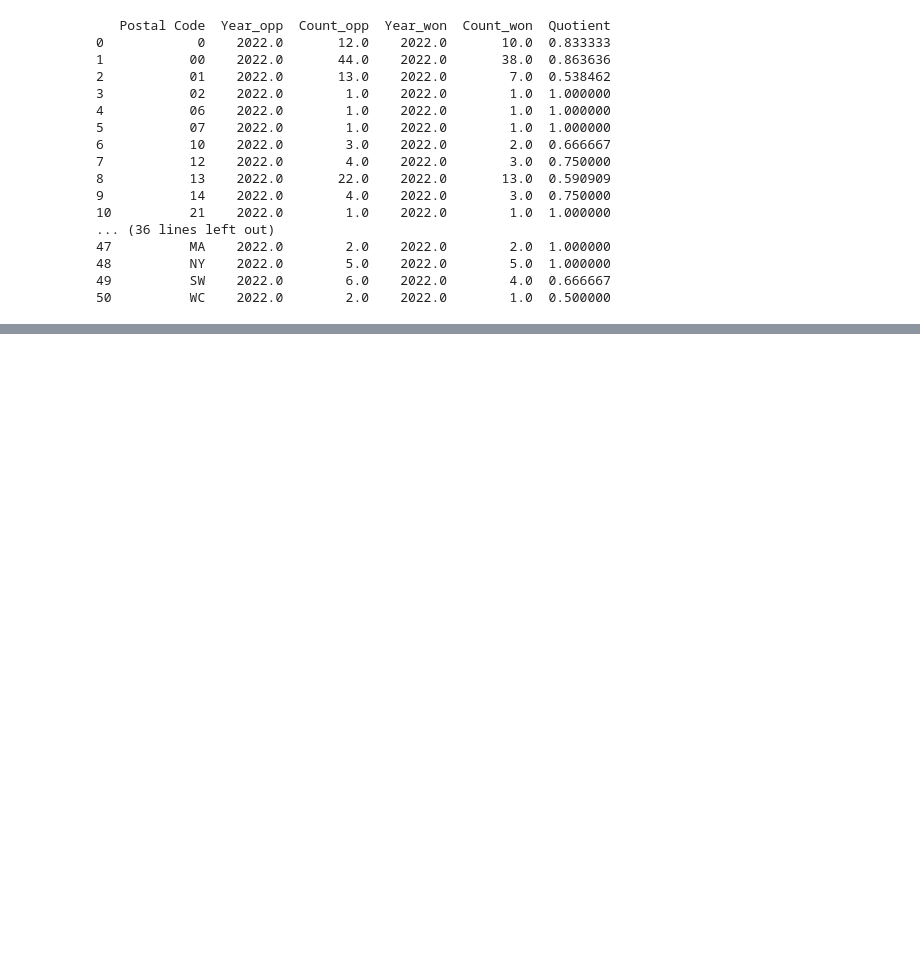
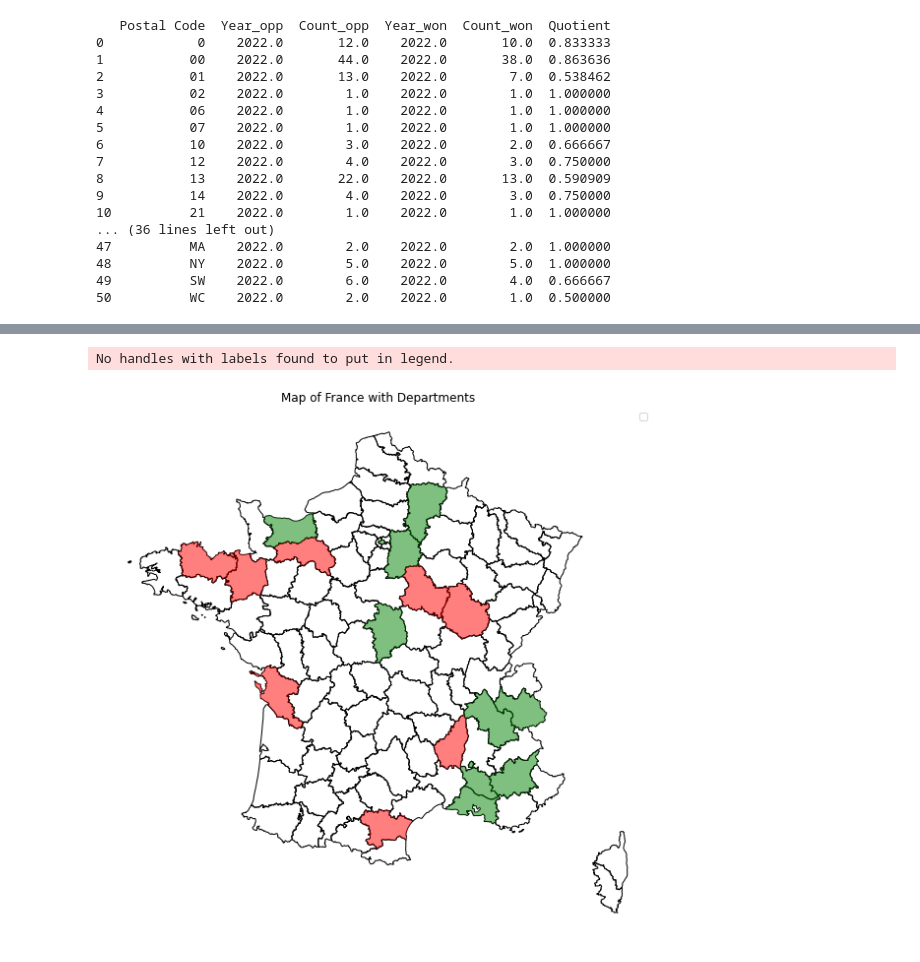
Before and after one commit to dfgparis23/Team-3, a Jupyter notebook: DataCollector-Copy1.ipynb, the cells around one changed output, grey strips where cells are left out. Cells and saved outputs as stored; diff of their text form; code cells hidden in the pictures; blank space fills up the shorter version.

```diff
--- a/DataCollector-Copy1.ipynb
+++ b/DataCollector-Copy1.ipynb
@@ -476,0 +578,26 @@ plot_quotient(merged_sectors_2022, "Activity sector", "Quotient of won opportuni
+# %%
+import geopandas as gpd
+import matplotlib.pyplot as plt
+
+geojson_url = "https://france-geojson.gregoiredavid.fr/repo/departements.geojson"
+
+gdf = gpd.read_file(geojson_url)
+
+highlighted_departments = ["07", "11", "17", "21", "22", "35", "61", "89"]
+highlighted_gp_departments = ["02", "04", "13", "14", "18", "38", "73", "75", "77", "84"]
+
+highlighted_gdf = gdf[gdf['code'].isin(highlighted_departments)]
+highlighted_gp_gdf = gdf[gdf['code'].isin(highlighted_gp_departments)]
+
+ax = gdf.plot(figsize=(10, 10), edgecolor='k', facecolor='none')
+plt.title("Map of France with Departments")
+
+highlighted_gdf.plot(ax=ax, color='red', alpha=0.5, label='Highlighted Departments')
+highlighted_gp_gdf.plot(ax=ax, color='green', alpha=0.5, label='Highlighted GP Departments')
+
+plt.legend()
+plt.axis('off')
+plt.show()
+# %% [output]
+No handles with labels found to put in legend.
+[figure, added]
```
Also changed, not shown: parts of 15 cells of this notebook.
